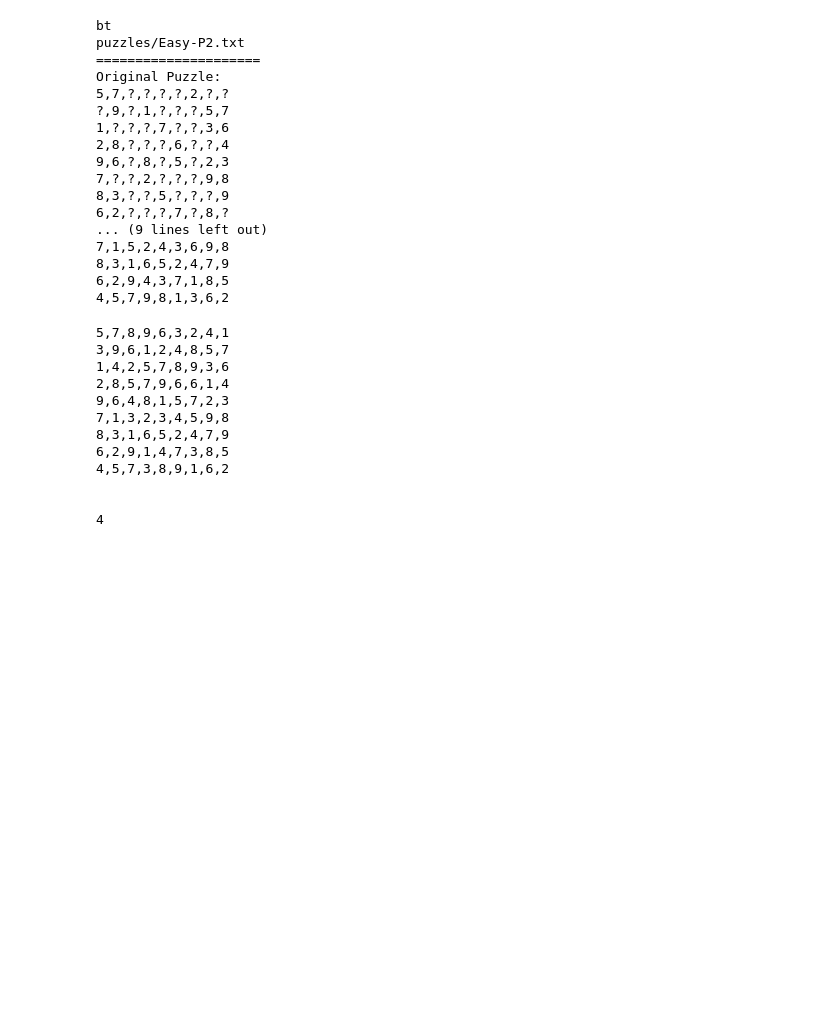
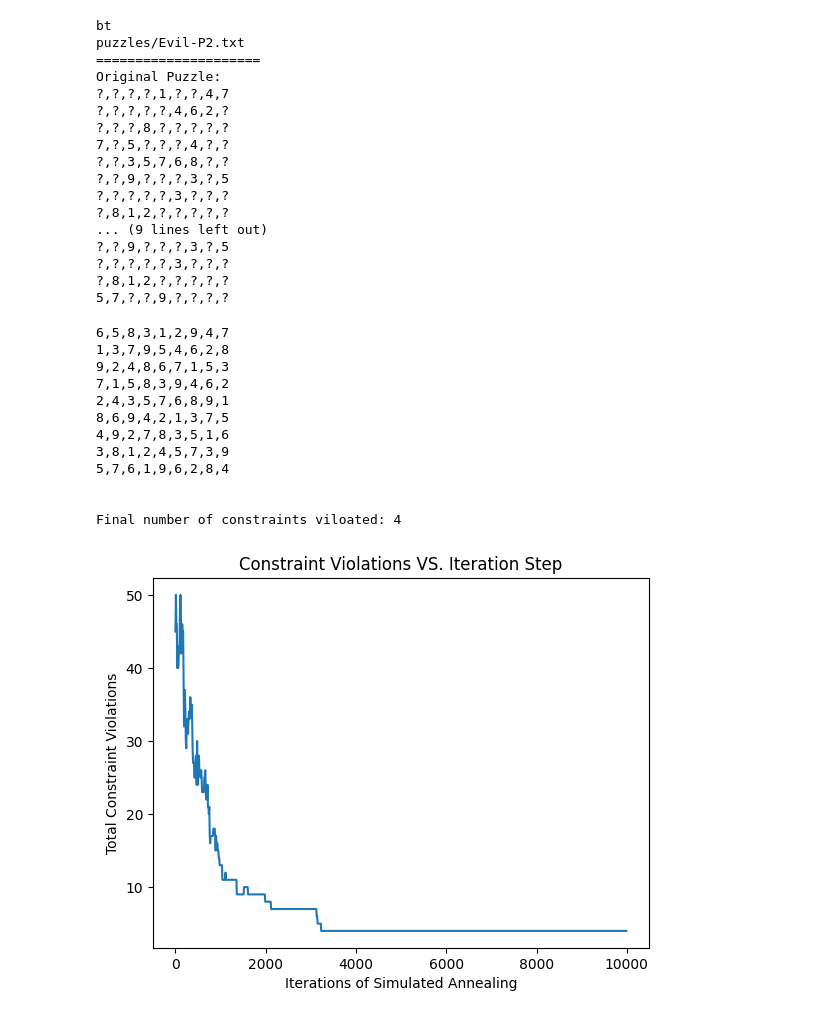
Before and after one commit to NathanRitchlin/AI2025-Project1, a Jupyter notebook: Main.ipynb, the cells around one changed output. Cells and saved outputs as stored; diff of their text form; code cells hidden in the pictures; blank space fills up the shorter version.

```diff
--- a/Main.ipynb
+++ b/Main.ipynb
@@ -7,7 +9,7 @@ import math
 GROUP_ID = 'Group04'
 ALGORITHM = 'bt'
 PUZZLE_TYPE = 'easy'
-PUZZLE_PATH = 'puzzles/Easy-P2.txt'
+PUZZLE_PATH = 'puzzles/Evil-P2.txt'
 # %%
 def printPuzzle(puzzle):
     for row in range(9):
@@ -16,25 +18,6 @@ def printPuzzle(puzzle):
         print(puzzle[row][8].value)
     print("\n")
 # %%
-'''
-def generateRandomPuzzle(originalPuzzle):
-    ##want to create row consistency at the very least
-    newPuzzle = copy.deepcopy(originalPuzzle)
-    for row in range(9):
-        possibleNums = ['1','2','3','4','5','6','7','8','9']
-        #determining the possible values for the row
-        for column in range(9):
-            tile = newPuzzle[row][column]
-            if(tile.fixed):
-                possibleNums.remove(tile.value)
-        for column in range(9):
-            tile = newPuzzle[row][column]
-            if not(tile.fixed):
-                randomNum = random.choice(possibleNums)
-                tile.value = randomNum
-                possibleNums.remove(randomNum)
-    return newPuzzle
-'''
 # Fill in the blank spots in the puzzle to create a random puzzle.
 # Fill in 3x3 squares at a time such that all values in the square are different
 def generateRandomPuzzle(originalPuzzle):
@@ -62,6 +45,8 @@ class sudokuTile:
         self.layer = layer
         self.value = val
         self.fixed = True
+        self.col = pos(1)
+        self.row = pos(0)
         if val == '?':
             self.fixed = False
             self.domain = ['1','2','3','4','5','6','7','8','9']
@@ -381,41 +458,43 @@ with open(fileName, 'w') as file:
     file.close()
 # %% [output]
 bt
-puzzles/Easy-P2.txt
+puzzles/Evil-P2.txt
 =====================
 Original Puzzle:
-5,7,?,?,?,?,2,?,?
-?,9,?,1,?,?,?,5,7
-1,?,?,?,7,?,?,3,6
-2,8,?,?,?,6,?,?,4
-9,6,?,8,?,5,?,2,3
-7,?,?,2,?,?,?,9,8
-8,3,?,?,5,?,?,?,9
-6,2,?,?,?,7,?,8,?
+?,?,?,?,1,?,?,4,7
+?,?,?,?,?,4,6,2,?
+?,?,?,8,?,?,?,?,?
+7,?,5,?,?,?,4,?,?
+?,?,3,5,7,6,8,?,?
+?,?,9,?,?,?,3,?,5
+?,?,?,?,?,3,?,?,?
+?,8,1,2,?,?,?,?,?
 ... (9 lines left out)
-7,1,5,2,4,3,6,9,8
-8,3,1,6,5,2,4,7,9
-6,2,9,4,3,7,1,8,5
-4,5,7,9,8,1,3,6,2
+?,?,9,?,?,?,3,?,5
+?,?,?,?,?,3,?,?,?
+?,8,1,2,?,?,?,?,?
+5,7,?,?,9,?,?,?,?
 # %%
 #originalPuzzle = arr
 #bestPuzzle = geneticAlgorithm(originalPuzzle, 150, 0.5, .1)
 #printPuzzle(bestPuzzle)
 #print(checkConstraintsViolated(bestPuzzle))
 # %%
-best = simulatedAnnealing(originalPuzzle,100000,10,.7)
+best = simulatedAnnealing(originalPuzzle,10000,200)
 printPuzzle(best)
-print(checkConstraintsViolated(best))
+print("Final number of constraints viloated: " + str(checkConstraintsViolated(best)))
+plt.show()
 # %% [output]
-5,7,8,9,6,3,2,4,1
-3,9,6,1,2,4,8,5,7
-1,4,2,5,7,8,9,3,6
-2,8,5,7,9,6,6,1,4
-9,6,4,8,1,5,7,2,3
-7,1,3,2,3,4,5,9,8
-8,3,1,6,5,2,4,7,9
-6,2,9,1,4,7,3,8,5
-4,5,7,3,8,9,1,6,2
+6,5,8,3,1,2,9,4,7
+1,3,7,9,5,4,6,2,8
+9,2,4,8,6,7,1,5,3
+7,1,5,8,3,9,4,6,2
+2,4,3,5,7,6,8,9,1
+8,6,9,4,2,1,3,7,5
+4,9,2,7,8,3,5,1,6
+3,8,1,2,4,5,7,3,9
+5,7,6,1,9,6,2,8,4
 
 
-4
+Final number of constraints viloated: 4
+[figure, added]
```
Also changed, not shown: parts of 3 cells of this notebook, 2 other files.
